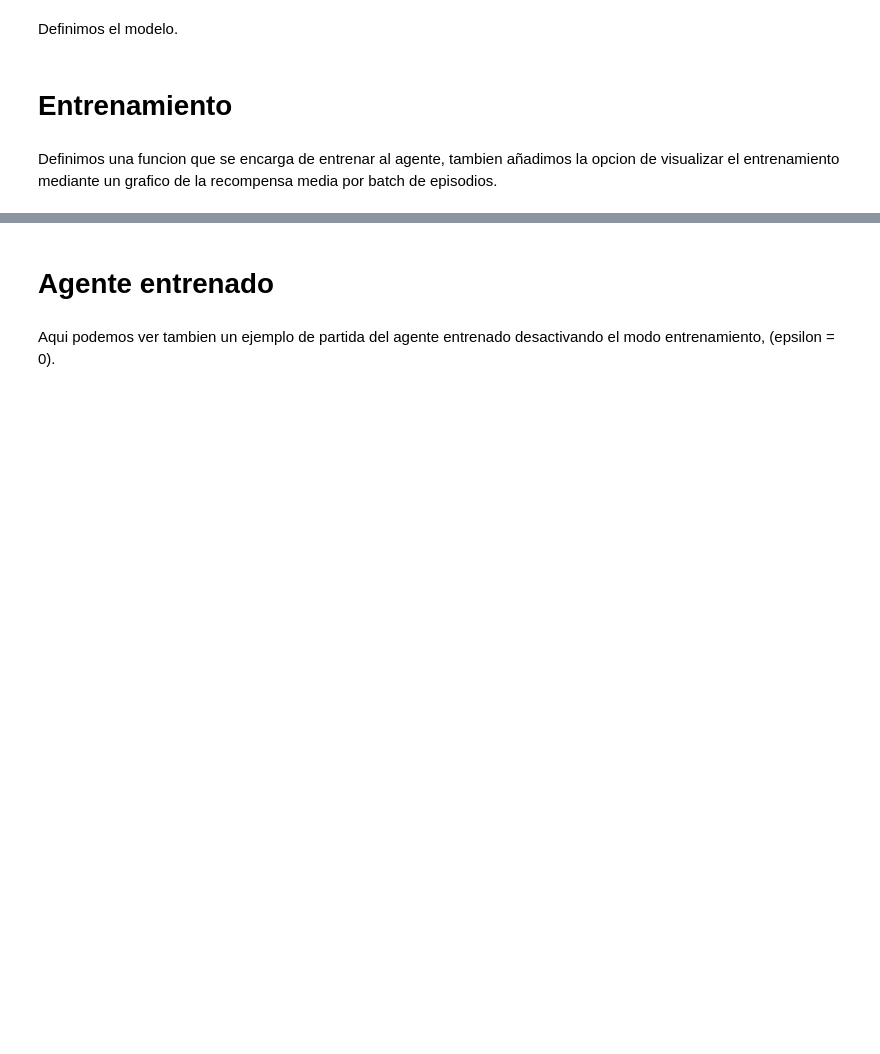
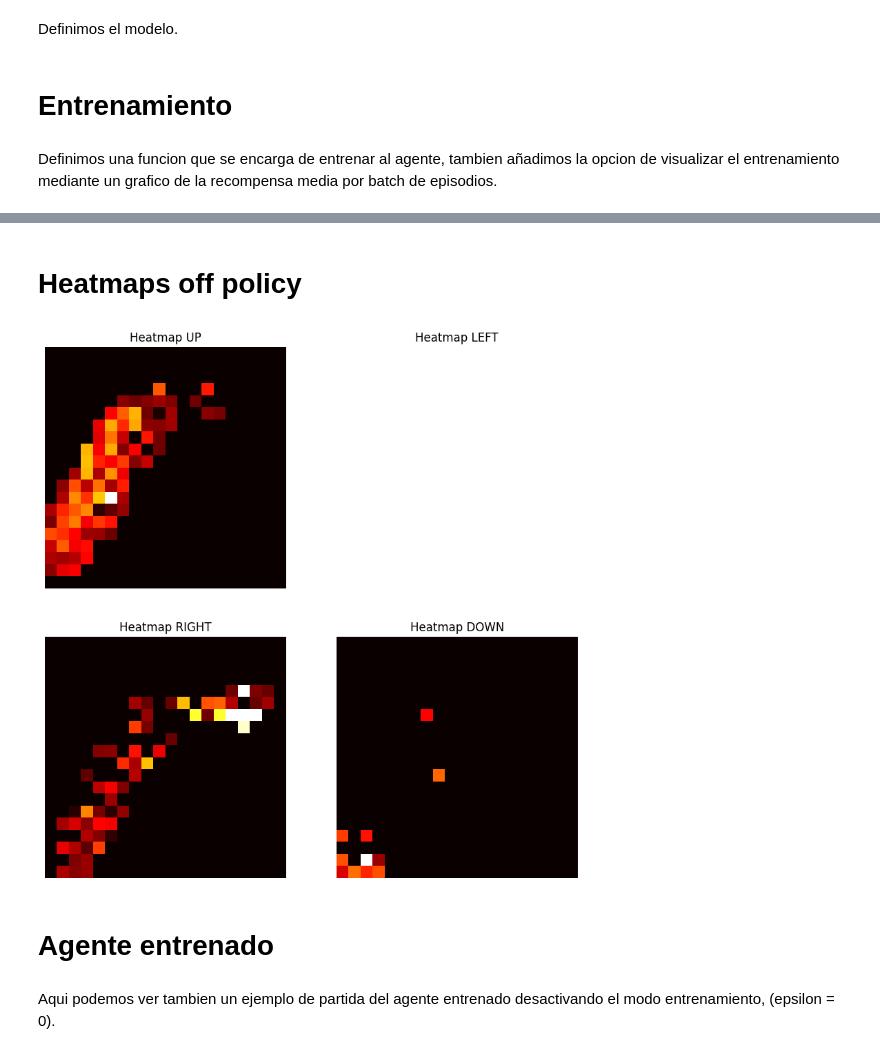
Before and after one commit to JaJeJoTor/io-practica2, a Jupyter notebook: implementacion objetos.ipynb, the cells around one changed output, grey strips where cells are left out. Drawn from its saved outputs; the diff is of its cells as text; code cells hidden in the pictures; blank space fills up the shorter version.

```diff
--- a/implementacion objetos.ipynb
+++ b/implementacion objetos.ipynb
@@ -887,3 +1000,9 @@ plot_heatmaps(off_model_agent, t2)
+# %% [markdown]
+# Heatmaps off policy
+# %%
+plot_heatmaps(off_policy_agent, t1)
+# %% [output]
+[figure, added]
 # %% [markdown]
 # Agente entrenado
 # %% [markdown]
```
Also changed, not shown: parts of 21 cells of this notebook.
